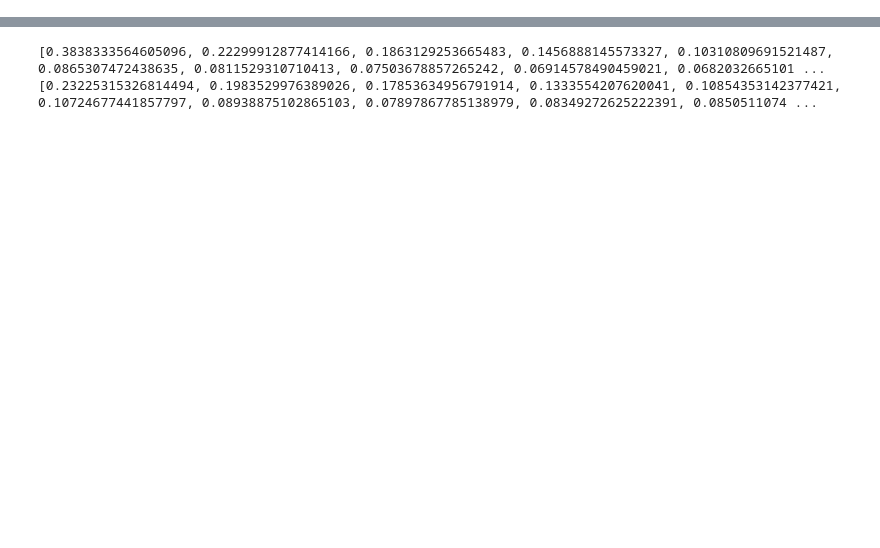
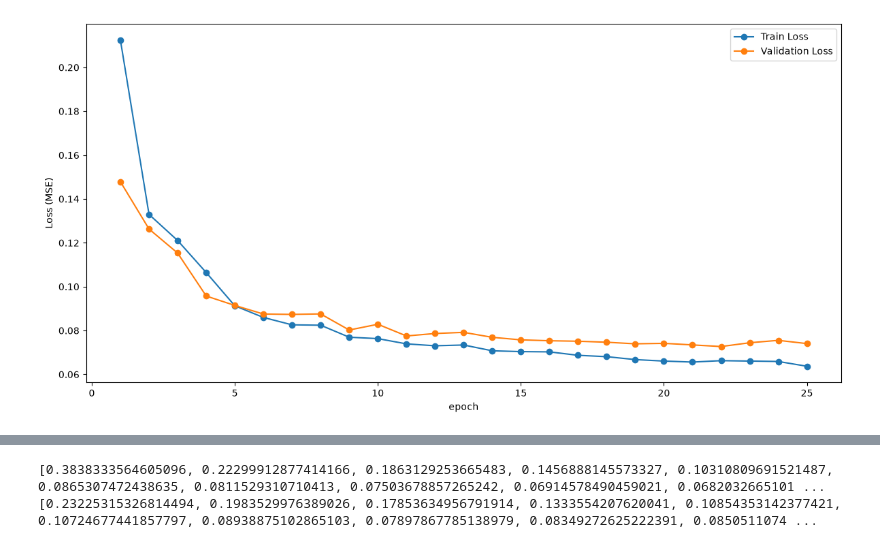
Before and after one commit to chloekentebe/enerstasis-electricity-forecaster, a Jupyter notebook: notebooks/investigate_primary.ipynb, the cells around one changed output, grey strips where cells are left out. Saved outputs shown, nothing was run; the diff lists cells and outputs as text; code cells hidden in the pictures; blank space fills up the shorter version.

```diff
--- a/notebooks/investigate_primary.ipynb
+++ b/notebooks/investigate_primary.ipynb
@@ -19,0 +39,19 @@ plt.show()
+# %%
+import json
+import matplotlib.pyplot as plt
+
+with open("/Users/chloekentebe/enerstasis-electricity-forecaster/primary_model/second_optimized_final_checkpoints/history_final_trial01_h64_lr3.70e-04_bs64_do0.23_heads1_layers1_wd5.72e-05.json", "r") as f:
+    loss_history = json.load(f)
+length = range(1, len(loss_history["train_loss"]) + 1)
+
+plt.figure(figsize=(12,6))
+plt.plot(length, loss_history["train_loss"], label="Train Loss", marker='o')
+plt.plot(length, loss_history["val_loss"], label="Validation Loss", marker='o')
+plt.xlabel("epoch")
+plt.ylabel("Loss (MSE)")
+#plt.title("Training and Validation Loss from Trial 07")
+plt.legend()
+plt.tight_layout()
+plt.show()
+# %% [output]
+[figure, added]
```
Also changed, not shown: parts of 6 cells of this notebook, 4 other files.
